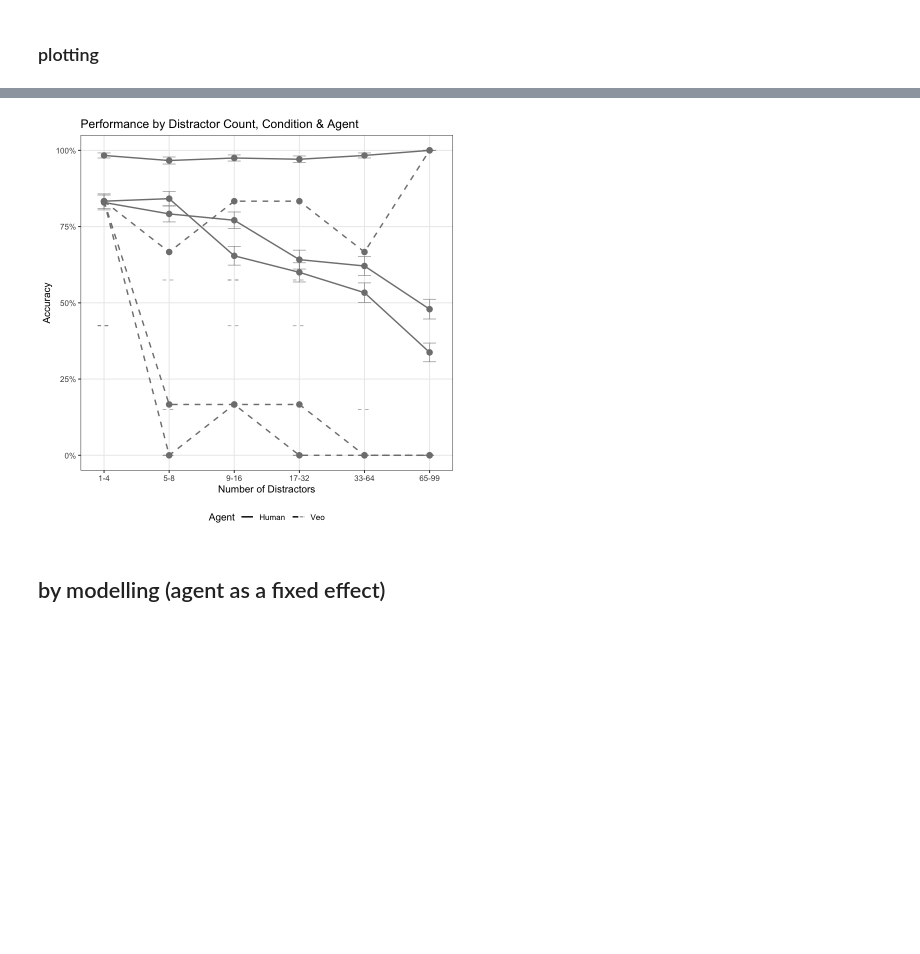
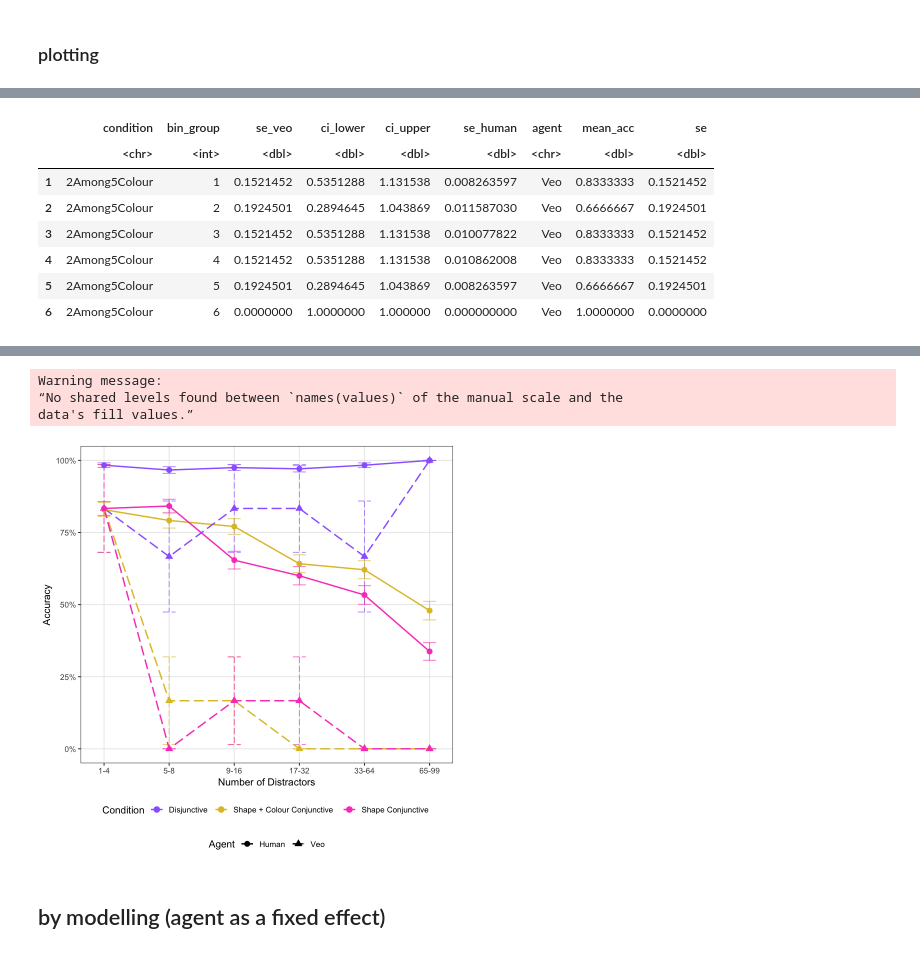
Before and after one commit to emmalerichter/VisualSearchLLM, a Jupyter notebook: Analysis/Hypothesis1R-AS.ipynb, the cells around one changed output, grey strips where cells are left out. Saved outputs shown, nothing was run; the diff lists cells and outputs as text; code cells hidden in the pictures; blank space fills up the shorter version.

Commit message:
changing Figures

```diff
--- a/Analysis/Hypothesis1R-AS.ipynb
+++ b/Analysis/Hypothesis1R-AS.ipynb
@@ -23,9 +23,22 @@ condition_levels <- c(
   "2Among5ConjRed"
 )
 condition_labels <- c(
-  "2Among5Colour"   = "Colour Disjunctive",
+  "2Among5Colour"   = "Disjunctive",
   "2Among5NoColour" = "Shape Conjunctive",
   "2Among5ConjRed"  = "Shape + Colour Conjunctive"
+)
+bin_labels <- c(
+  "1"  = "1\n(1–4)",
+  "2"  = "2\n(5–8)",
+  "3"  = "3\n(9–16)",
+  "4"  = "4\n(17–32)",
+  "5"  = "5\n(33–64)",
+  "6"  = "6\n(65–99)"
+)
+colours <- c(
+  '2Among5Colour'    = "#9B69FF",
+  '2Among5ConjRed'   = "#DFC12F",
+  '2Among5NoColour'  = "#F84AC1"
 )
 
 table(fulldataAS$success)
@@ -443,11 +475,12 @@ X-squared = 22.041, df = 2, p-value = 1.636e-05
 generative_veo_success_AS = read.csv("/Users/emmal/Desktop/CODE/VisualSearchLLM/Analysis/generative_success_AS.csv", stringsAsFactors = T)
 generative_veo_success_AS %>% filter(condition != "NoDistractors")
 generative_veo_success_AS$condition <- droplevels(generative_veo_success_AS$condition)
+head(generative_veo_success_AS)
 Veo_summary <- generative_veo_success_AS %>% filter(condition != "NoDistractors") %>%
   rename(
     bin_group    = bin,
     mean_acc_veo = generative_success,
-    se_veo       = std_success
+    se_veo       = se_success
   ) %>%
   mutate(
     condition = as.character(condition),
@@ -511,34 +553,51 @@ A data.frame: 18 × 8
 # %% [markdown]
 ### plotting
 # %%
-condition_colours <- c(
-  "Colour Disjunctive"           = "#9B69FF",
-  "Shape Conjunctive"            = "#F84AC1",
-  "Shape + Colour Conjunctive"   = "#FFED61"
-)
-
 combined_long <- combined_wide %>%
   gather(key = "agent", value = "mean_acc", mean_acc_veo, mean_acc_human) %>%
   mutate(
     se    = ifelse(agent == "mean_acc_veo", se_veo, se_human),
     agent = ifelse(agent == "mean_acc_veo", "Veo", "Human")
   )
-print(head(combined_long))
-print(table(combined_long$agent, useNA = "ifany"))
-
+  head(combined_long)
+table(combined_long$condition)
 ggplot(combined_long,
        aes(x        = bin_group,
            y        = mean_acc,
            colour   = condition,
            linetype = agent,
+           shape = agent,
            group    = interaction(condition, agent))) +
+  geom_errorbar(aes(ymin = mean_acc - se,
+                    ymax = mean_acc + se),
+                width     = 0.2,
+                linewidth = 0.5,
+                alpha     = 0.7) +
   geom_line(linewidth = 0.8) +
   geom_point(size = 3) +
-  geom_errorbar(aes(ymin = mean_acc - se,
-                    ymax = mean_acc + se),
-                width = 0.2, alpha = 0.6) +
-  scale_colour_manual(values = condition_colours) +
-  scale_linetype_manual(values = c("Human" = "solid", "Veo" = "longdashed")) +
+  scale_colour_manual(
+    values = colours,
+    labels = condition_labels
+  ) +
+  scale_fill_manual(
+    values = colours,
+    labels = condition_labels
+  ) +
+  scale_linetype_manual(
+  name   = "Agent",
+  values = c("Human" = "solid", "Veo" = "longdash"),
+  labels = c("Human", "Veo")
+) +
+scale_shape_manual(
+  name   = "Agent",
+  values = c("Human" = 16, "Veo" = 17),
+  labels = c("Human", "Veo")
+) +
+guides(
+  colour   = guide_legend(title = "Condition"),
+  linetype = guide_legend(title = "Agent"),
+  shape    = guide_legend(title = "Agent")
+) +
   scale_x_continuous(
     breaks = 1:6,
     labels = c("1-4", "5-8", "9-16", "17-32", "33-64", "65-99")
@@ -548,7 +607,6 @@ ggplot(combined_long,
     limits = c(0, 1)
   ) +
   labs(
-    title    = "Performance by Distractor Count, Condition & Agent",
     x        = "Number of Distractors",
     y        = "Accuracy",
     colour   = "Condition",
@@ -580,0 +623,8 @@ Human   Veo
+|  | condition | bin_group | se_veo | ci_lower | ci_upper | se_human | agent | mean_acc | se |
+|  | <chr> | <int> | <dbl> | <dbl> | <dbl> | <dbl> | <chr> | <dbl> | <dbl> |
+| 1 | 2Among5Colour | 1 | 0.1521452 | 0.5351288 | 1.131538 | 0.008263597 | Veo | 0.8333333 | 0.1521452 |
+| 2 | 2Among5Colour | 2 | 0.1924501 | 0.2894645 | 1.043869 | 0.011587030 | Veo | 0.6666667 | 0.1924501 |
+| 3 | 2Among5Colour | 3 | 0.1521452 | 0.5351288 | 1.131538 | 0.010077822 | Veo | 0.8333333 | 0.1521452 |
+| 4 | 2Among5Colour | 4 | 0.1521452 | 0.5351288 | 1.131538 | 0.010862008 | Veo | 0.8333333 | 0.1521452 |
+| 5 | 2Among5Colour | 5 | 0.1924501 | 0.2894645 | 1.043869 | 0.008263597 | Veo | 0.6666667 | 0.1924501 |
+| 6 | 2Among5Colour | 6 | 0.0000000 | 1.0000000 | 1.000000 | 0.000000000 | Veo | 1.0000000 | 0.0000000 |
@@ -593,4 +633,7 @@ data's colour values.”
+Warning message:
+“No shared levels found between `names(values)` of the manual scale and the
+data's fill values.”
-[figure, old version]
+[figure, new version]
 # %% [markdown]
 ## by modelling (agent as a fixed effect)
 # %%
```
Also changed, not shown: parts of 18 cells of this notebook, 2 other files.
